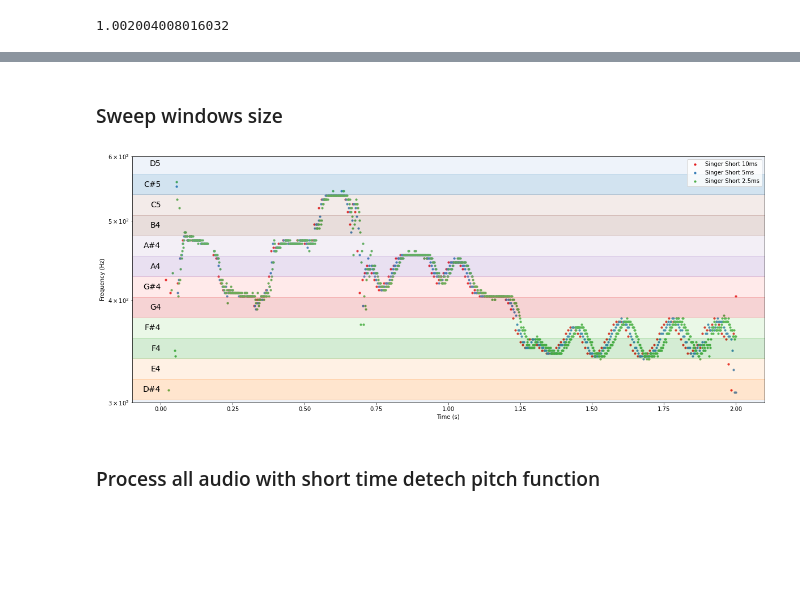
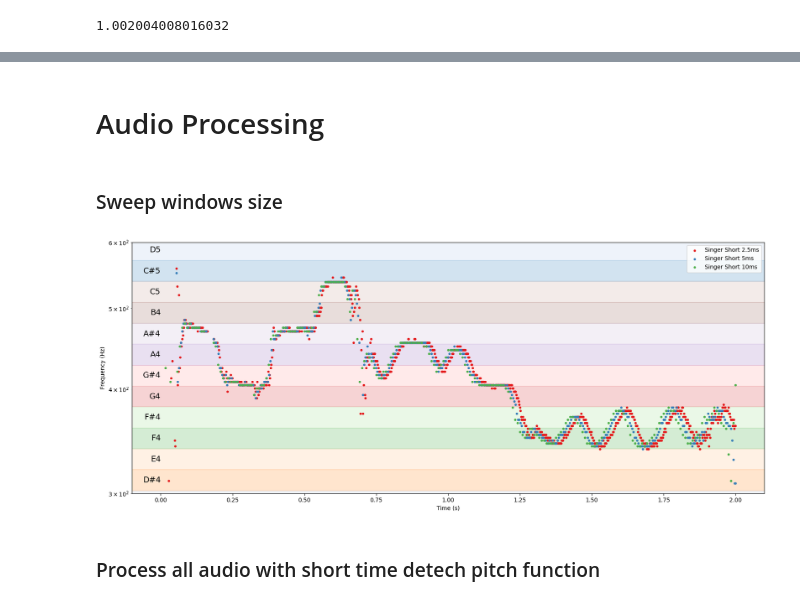
Before and after one commit to PabloSML/Pitch-Tracking, a Jupyter notebook: Notebooks/yin.ipynb, the cells around one changed output, grey strips where cells are left out. Drawn from its saved outputs; the diff is of its cells as text; code cells hidden in the pictures; blank space fills up the shorter version.

Commit message:
Some tidying, add methods to process audio

```diff
--- a/Notebooks/yin.ipynb
+++ b/Notebooks/yin.ipynb
@@ -303,33 +300,14 @@ singerShortPitches = PitchData(name='Singer Short', sampleRate=sample_rate, srcL
-# %%
-def process_audio(audio_file, name = 'NULL' ,fmin=100, fmax=2000, windows_size_ms=2.5):
-    # Data input
-    sample_rate, data = wavfile.read(f'audios\\{audio_file}')
-    data = data.astype(np.float64)
-
-    # Resulting values
-    windows_size = int(windows_size_ms/1000 * sample_rate)
-    lagMin = int(1/fmax * sample_rate)
-    lagMax = int(1/fmin * sample_rate)
-    bounds = [ lagMin , lagMax ]
-
-    pitches = []
-
-    for i in tqdm(range(data.shape[0] // (windows_size+3))):
-        t = i*windows_size
-        pitches.append(short_time_detect_pitch(f=data[t : t + windows_size + lagMax], W=windows_size, sample_rate=sample_rate, bounds=bounds))
-
-    singerShortPitches = PitchData(name=name, sampleRate=sample_rate, srcLen=data.shape[0], pitches=np.array(pitches))
-
-    return singerShortPitches
+# %% [markdown]
+# Audio Processing
 # %% [markdown]
 ### Sweep windows size
 # %%
-singerShortPitches_w10 = process_audio('singer.wav',name = 'Singer Short 10ms', fmin=200, fmax=2000, windows_size_ms=10)
-singerShortPitches_w5 = process_audio('singer.wav', name = 'Singer Short 5ms', fmin=200, fmax=2000, windows_size_ms=5)
-singerShortPitches_w2_5 = process_audio('singer.wav', name = 'Singer Short 2.5ms', fmin=200, fmax=2000, windows_size_ms=2.5)
-plot_pitches(fmin=300, fmax=600, dataObjects=[singerShortPitches_w10,singerShortPitches_w5,singerShortPitches_w2_5])
+singerShortPitches_w10 = process_audio(audio_file='singer.wav', name = 'Singer Short 10ms', fmin=200, fmax=2000, windows_size_ms=10)
+singerShortPitches_w5 = process_audio(audio_file='singer.wav', name = 'Singer Short 5ms', fmin=200, fmax=2000, windows_size_ms=5)
+singerShortPitches_w2_5 = process_audio(audio_file='singer.wav', name = 'Singer Short 2.5ms', fmin=200, fmax=2000, windows_size_ms=2.5)
+plot_pitches(fmin=300, fmax=600, dataObjects=[singerShortPitches_w2_5,singerShortPitches_w5,singerShortPitches_w10])
 # %% [output]
-[figure, old version]
+[figure, new version]
 # %% [markdown]
 ### Process all audio with short time detech pitch function
 # %%
```
Also changed, not shown: parts of 16 cells of this notebook.
